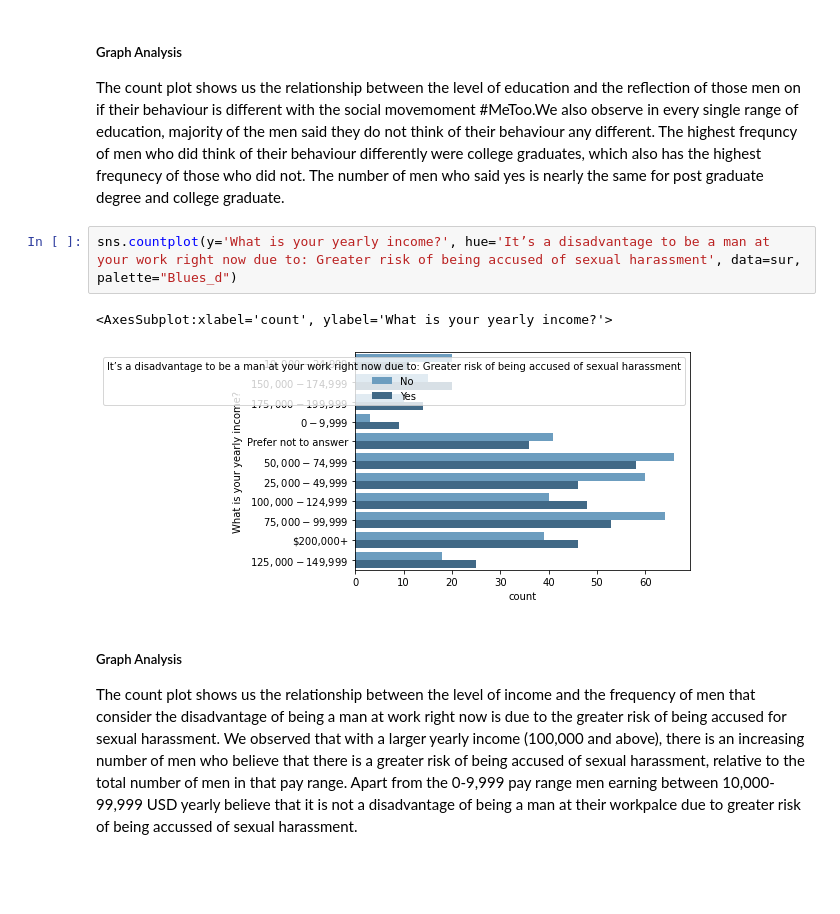
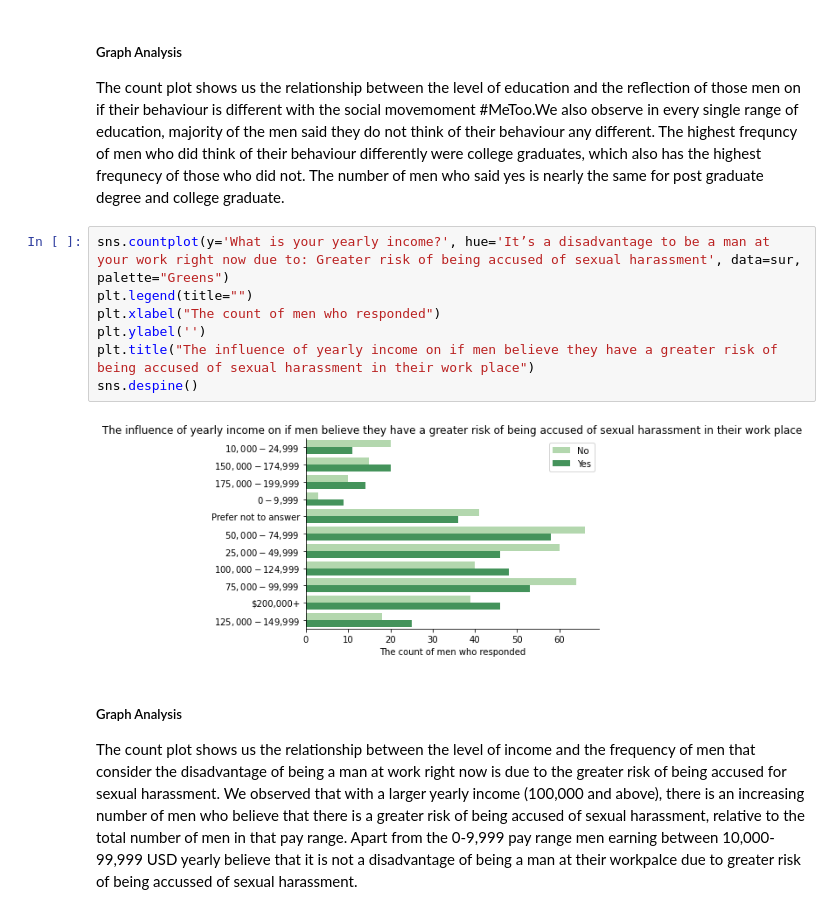
Before and after one commit to data301-2021-winter1/group20-project-, a Jupyter notebook: notebooks/analysis2.ipynb, the cells around one changed output. Cells and saved outputs as stored; diff of their text form; blank space fills up the shorter version.

```diff
--- a/notebooks/analysis2.ipynb
+++ b/notebooks/analysis2.ipynb
@@ -383,10 +362,14 @@ sns.countplot(y='What was the last school you completed?', hue='As a man, would
 ##### Graph Analysis
 The count plot shows us the relationship between the level of education and the reflection of those men on if their behaviour is different with the social movemoment #MeToo.We also observe in every single range of education, majority of the men said they do not think of their behaviour any different. The highest frequncy of men who did think of their behaviour differently were college graduates, which also has the highest frequnecy of those who did not. The number of men who said yes is nearly the same for post graduate degree and college graduate.
 # %%
-sns.countplot(y='What is your yearly income?', hue='It’s a disadvantage to be a man at your work right now due to: Greater risk of being accused of sexual harassment', data=sur, palette="Blues_d")
+sns.countplot(y='What is your yearly income?', hue='It’s a disadvantage to be a man at your work right now due to: Greater risk of being accused of sexual harassment', data=sur, palette="Greens")
+plt.legend(title="")
+plt.xlabel("The count of men who responded")
+plt.ylabel('')
+plt.title("The influence of yearly income on if men believe they have a greater risk of being accused of sexual harassment in their work place")
+sns.despine()
 # %% [output]
-<AxesSubplot:xlabel='count', ylabel='What is your yearly income?'>
-[figure, old version]
+[figure, new version]
 # %% [markdown]
 ##### Graph Analysis
 The count plot shows us the relationship between the level of income and the frequency of men that consider the disadvantage of being a man at work right now is due to the greater risk of being accused for sexual harassment. We observed that with a larger yearly income (100,000 and above), there is an increasing number of men who believe that there is a greater risk of being accused of sexual harassment, relative to the total number of men in that pay range. Apart from the 0-9,999 pay range men earning between 10,000-99,999 USD yearly believe that it is not a disadvantage of being a man at their workpalce due to greater risk of being accussed of sexual harassment.
```
Also changed, not shown: parts of 16 cells of this notebook, 1 other file.
